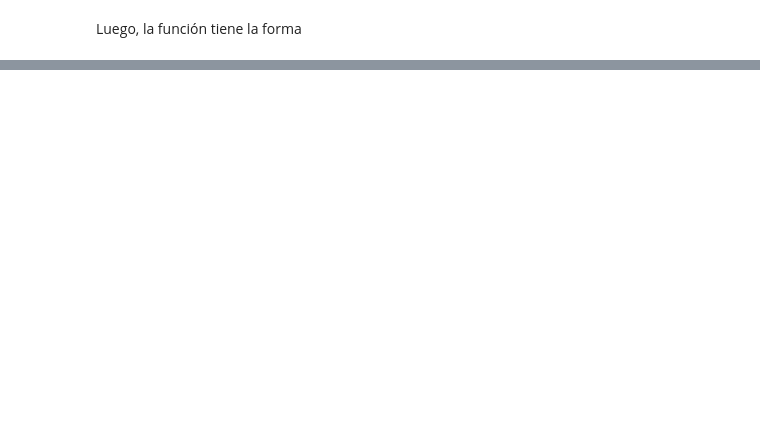
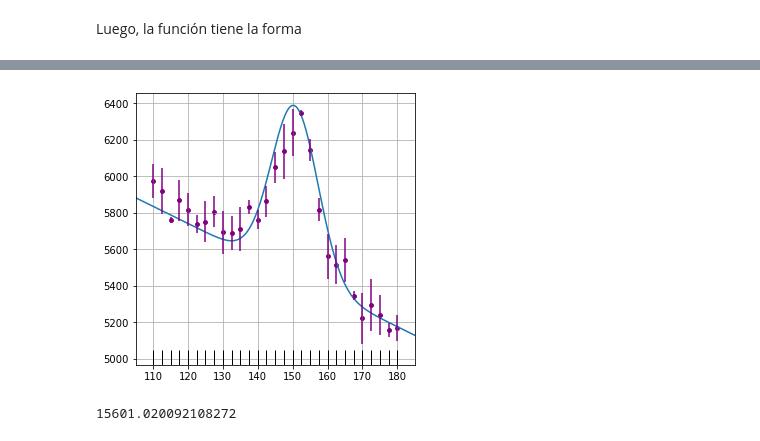
Before and after one commit to dangarciahe/ProblemasExperimental, a Jupyter notebook: Punto4.ipynb, the cells around one changed output, grey strips where cells are left out. Cells and saved outputs as stored; diff of their text form; code cells hidden in the pictures; blank space fills up the shorter version.

```diff
--- a/Punto4.ipynb
+++ b/Punto4.ipynb
@@ -185,0 +270,25 @@ import lmfit
+# %%
+gauss_fitted = lambda X: out["m"].value*np.exp(-(1/2)*((X-out["mu"].value)/out["sigma"].value)**2) + out["B0"].value + out["B1"].value*(X-out["mu"].value)
+
+fig, ax = plt.subplots(figsize = (5,5))
+ax.plot(xg, gauss_fitted(xg))
+ax.scatter(x, y, s = 15, color = "purple")
+ax.errorbar(x, y, yerr = dy, fmt = "none", color = "purple")
+ax.set_xticks(np.arange(100, 200, 10))
+ax.set_xlim((105, 185))
+
+xevents = EventCollection(x, color = "k", linelength = int(10100), linewidth = 1)
+ax.add_collection(xevents)
+ax.grid(True, axis = "both")
+
+plt.show()
+# %% [output]
+[figure, added]
+# %%
+M_fit = out["m"].value
+σ_fit = out["sigma"].value
+
+I = np.sqrt(2*np.pi)*M_fit*σ_fit
+print(I)
+# %% [output]
+15601.020092108272
```
Also changed, not shown: parts of 8 cells of this notebook, 9 other files.
